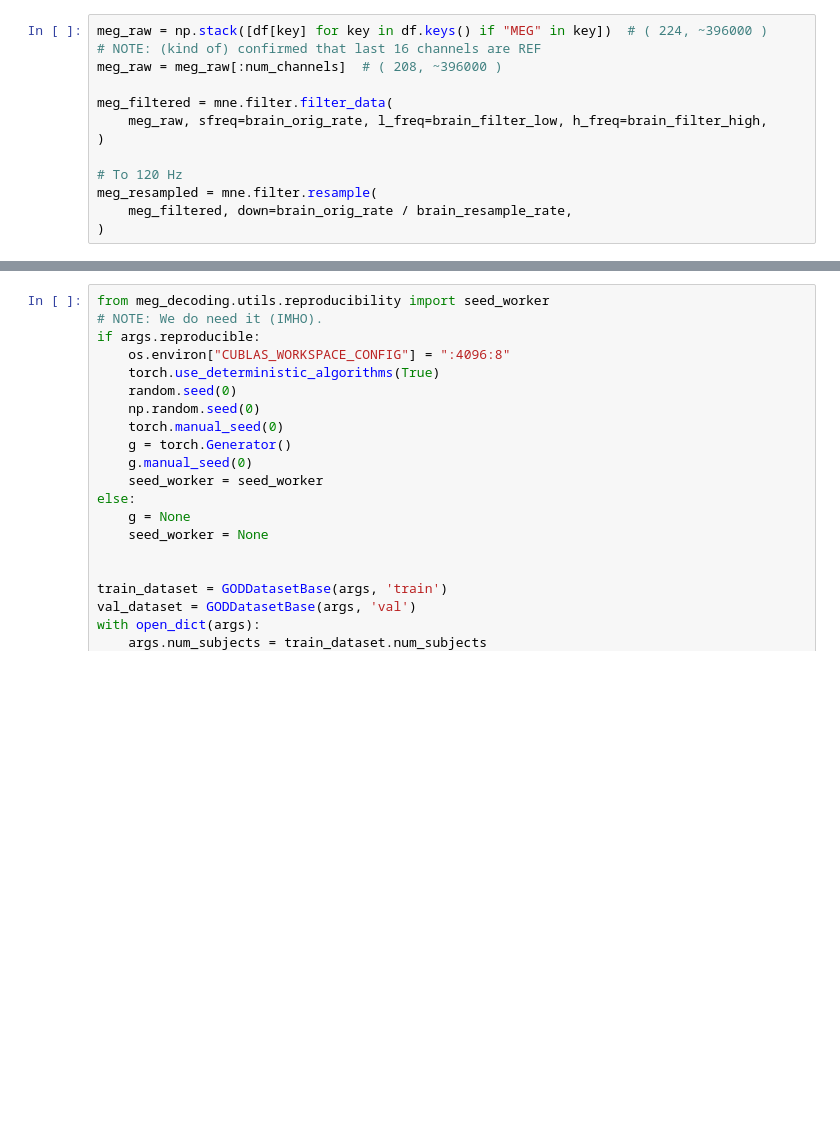
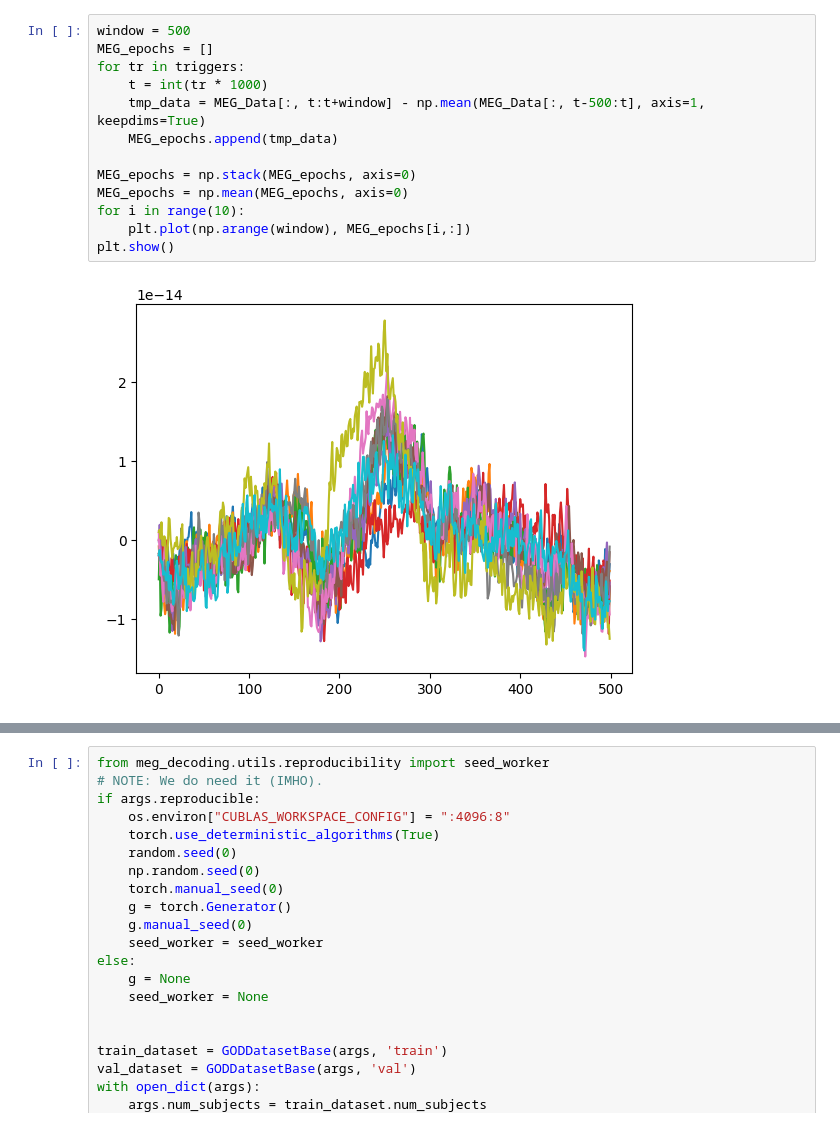
Before and after one commit to SeanNobel/speech-decoding, a Jupyter notebook: notebooks/vis_meg.ipynb, the cells around one changed output, grey strips where cells are left out. Drawn from its saved outputs; the diff is of its cells as text; blank space fills up the shorter version.

```diff
--- a/notebooks/vis_meg.ipynb
+++ b/notebooks/vis_meg.ipynb
@@ -61,13 +71,15 @@ plt.show()
-# %%
-meg_raw = np.stack([df[key] for key in df.keys() if "MEG" in key])  # ( 224, ~396000 )
-# NOTE: (kind of) confirmed that last 16 channels are REF
-meg_raw = meg_raw[:num_channels]  # ( 208, ~396000 )
-
-meg_filtered = mne.filter.filter_data(
-    meg_raw, sfreq=brain_orig_rate, l_freq=brain_filter_low, h_freq=brain_filter_high,
-)
-
-# To 120 Hz
-meg_resampled = mne.filter.resample(
-    meg_filtered, down=brain_orig_rate / brain_resample_rate,
-)
+# %%
+window = 500
+MEG_epochs = []
+for tr in triggers:
+    t = int(tr * 1000)
+    tmp_data = MEG_Data[:, t:t+window] - np.mean(MEG_Data[:, t-500:t], axis=1, keepdims=True)
+    MEG_epochs.append(tmp_data)
+
+MEG_epochs = np.stack(MEG_epochs, axis=0)
+MEG_epochs = np.mean(MEG_epochs, axis=0)
+for i in range(10):
+    plt.plot(np.arange(window), MEG_epochs[i,:])
+plt.show()
+# %% [output]
+[figure, added]
```
Also changed, not shown: parts of 5 cells of this notebook, 2 other files.
